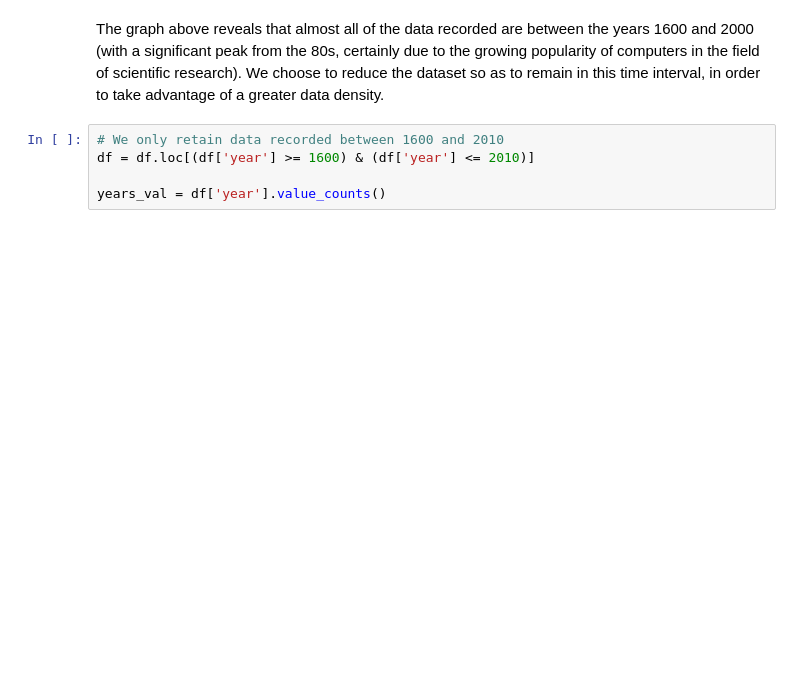
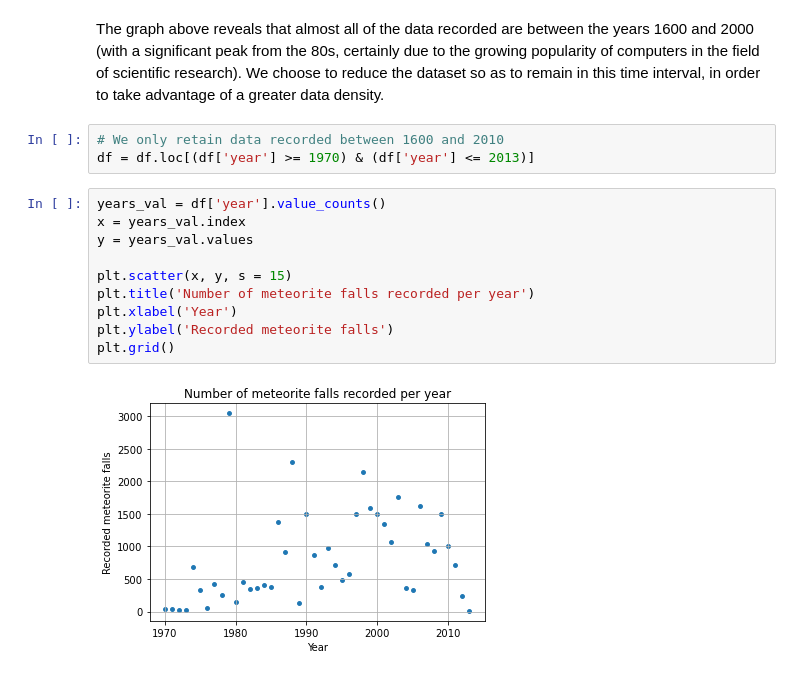
Before and after one commit to Kartmaan/Meteorite_landings, a Jupyter notebook: meteorite_landings.ipynb, the cells around one changed output. Saved outputs shown, nothing was run; the diff lists cells and outputs as text; blank space fills up the shorter version.

```diff
--- a/meteorite_landings.ipynb
+++ b/meteorite_landings.ipynb
@@ -103,6 +129,16 @@ plt.grid()
 The graph above reveals that almost all of the data recorded are between the years 1600 and 2000 (with a significant peak from the 80s, certainly due to the growing popularity of computers in the field of scientific research). We choose to reduce the dataset so as to remain in this time interval, in order to take advantage of a greater data density.
 # %%
 # We only retain data recorded between 1600 and 2010
-df = df.loc[(df['year'] >= 1600) & (df['year'] <= 2010)]
-
-years_val = df['year'].value_counts()
+df = df.loc[(df['year'] >= 1970) & (df['year'] <= 2013)]
+# %%
+years_val = df['year'].value_counts()
+x = years_val.index
+y = years_val.values
+
+plt.scatter(x, y, s = 15)
+plt.title('Number of meteorite falls recorded per year')
+plt.xlabel('Year')
+plt.ylabel('Recorded meteorite falls')
+plt.grid()
+# %% [output]
+[figure, added]
```
Also changed, not shown: parts of 15 cells of this notebook.
